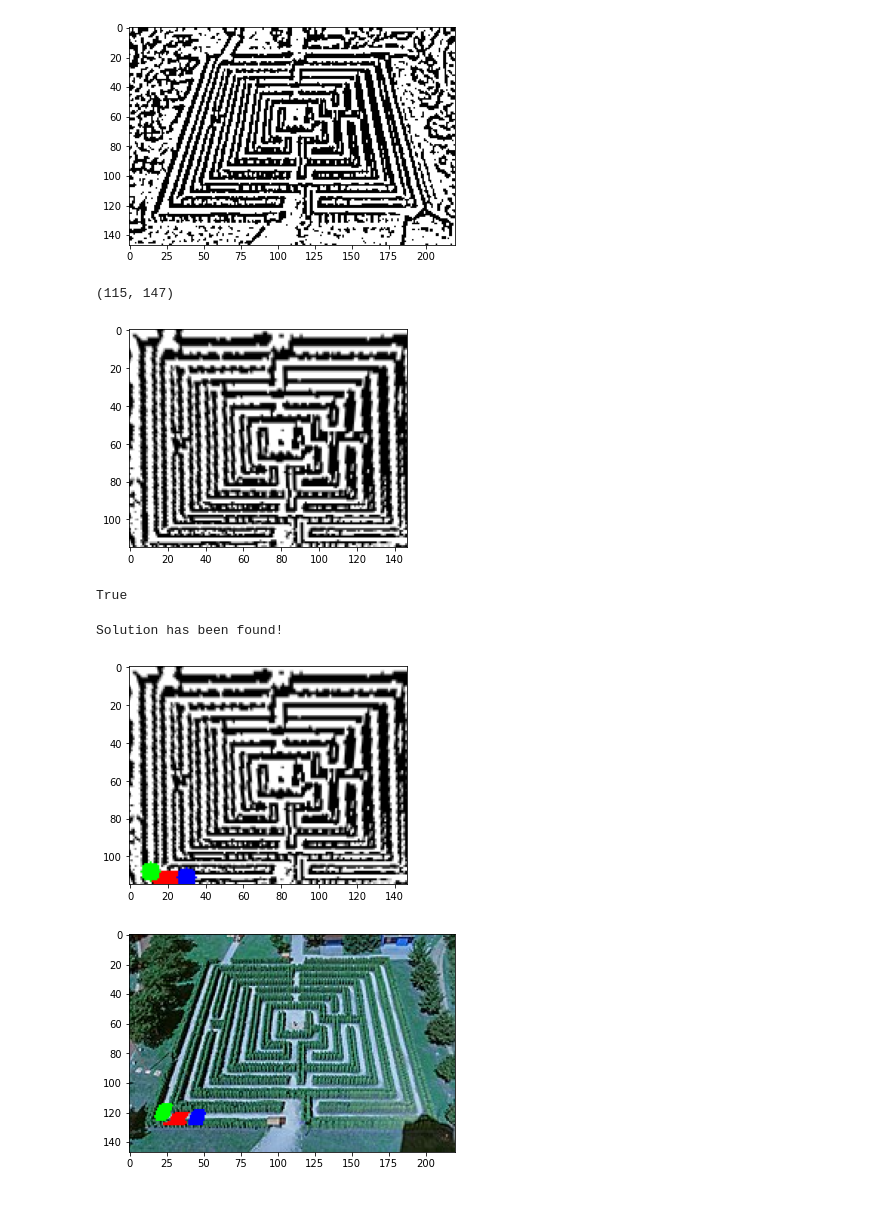
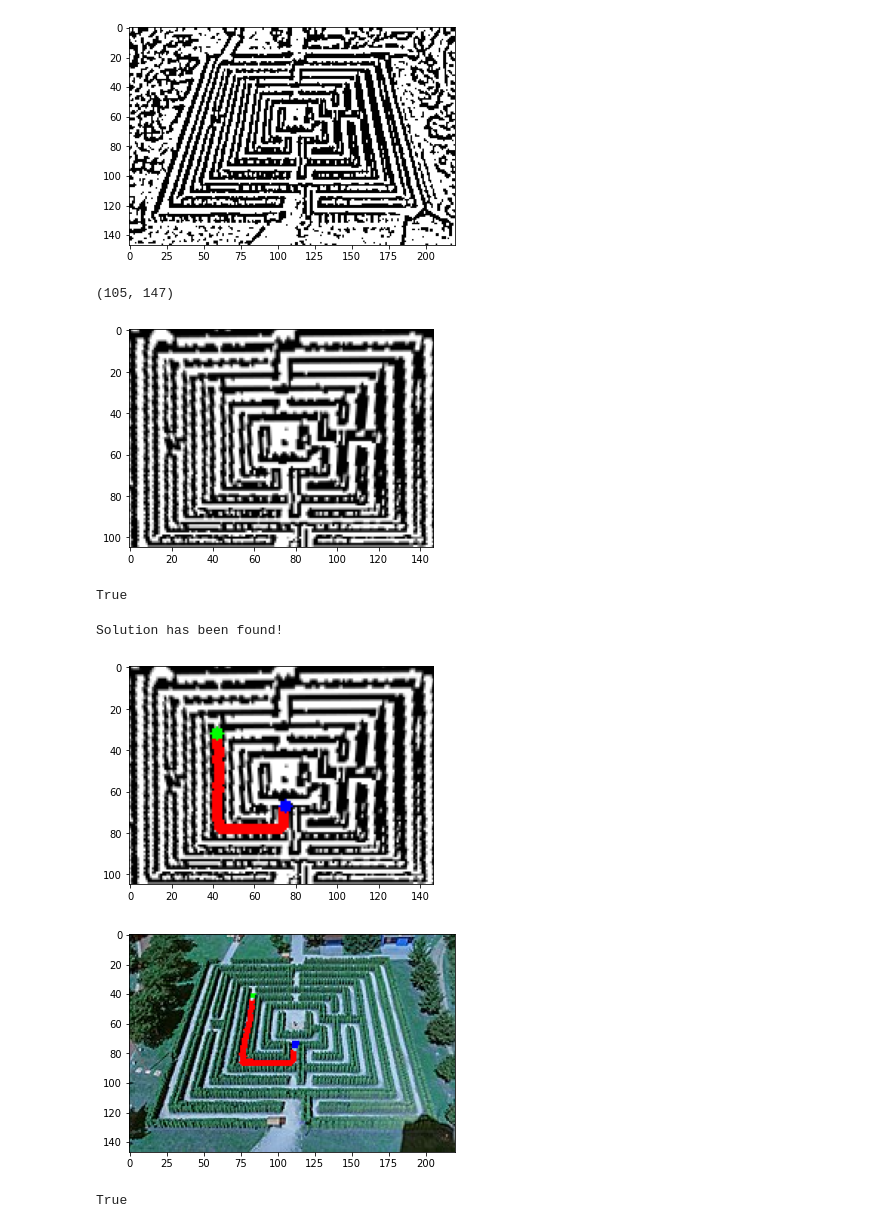
Before and after one commit to DmitryPodpryatov/maze-solver, a Jupyter notebook: Main.ipynb, the cells around one changed output. Drawn from its saved outputs; the diff is of its cells as text; code cells hidden in the pictures.

```diff
--- a/Main.ipynb
+++ b/Main.ipynb
@@ -40,29 +40,31 @@ imshow(thresholded, cmap='gray')
 # %% [output]
 [figure]
 # %%
-cropped, M_inv = crop(thresholded, np.float32([[50, 15], [175, 15], [5, 130], [205, 130]]))
+cropped, M_inv = crop(thresholded, np.float32([[53, 18], [172, 19], [15, 123], [200, 123]]))
 print(cropped.shape)
 imshow(cropped, cmap='gray')
 
 cv2.imwrite('images/cropped/cropped.jpg', cropped)
 # %% [output]
-(115, 147)
+(105, 147)
-[figure, old version]
+[figure, new version]
 True
 # %%
-start = 108, 11
-finish = 111, 30
+start = 32, 42
+finish = 67, 75
 
-bfs = BFS(cropped, start=start, finish=finish)
-bfs.solve()
-
-solved = bfs.draw(cv2.cvtColor(cropped, cv2.COLOR_GRAY2RGB), thickness=5)
+a_star = A_Star(cropped, start=start, finish=finish)
+a_star.solve()
+solved = a_star.draw(cv2.cvtColor(cropped, cv2.COLOR_GRAY2RGB), thickness=3)
 imshow(solved)
 # %% [output]
 Solution has been found!
-[figure, old version]
+[figure, new version]
 # %%
 result = draw_solution_on_source_image(image_rgb, solved, M_inv)
 imshow(result)
+
+cv2.imwrite('images/solutions/maze_1_solution.jpg', cv2.cvtColor(result, cv2.COLOR_BGR2RGB))
 # %% [output]
-[figure, old version]
+[figure, new version]
+True
```
Also changed, not shown: 9 other files.
